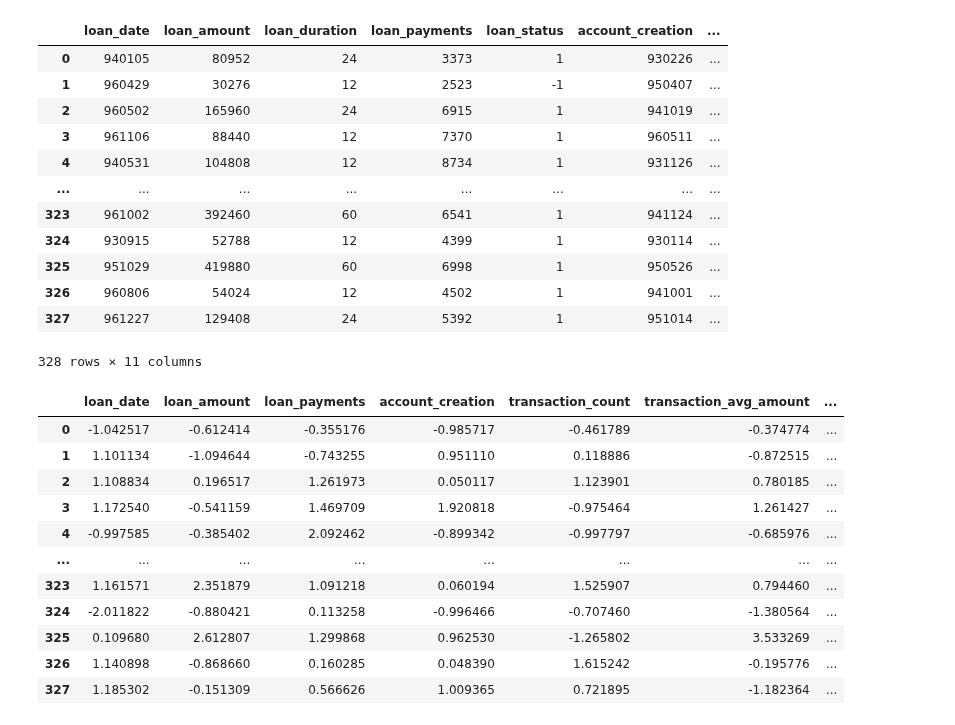
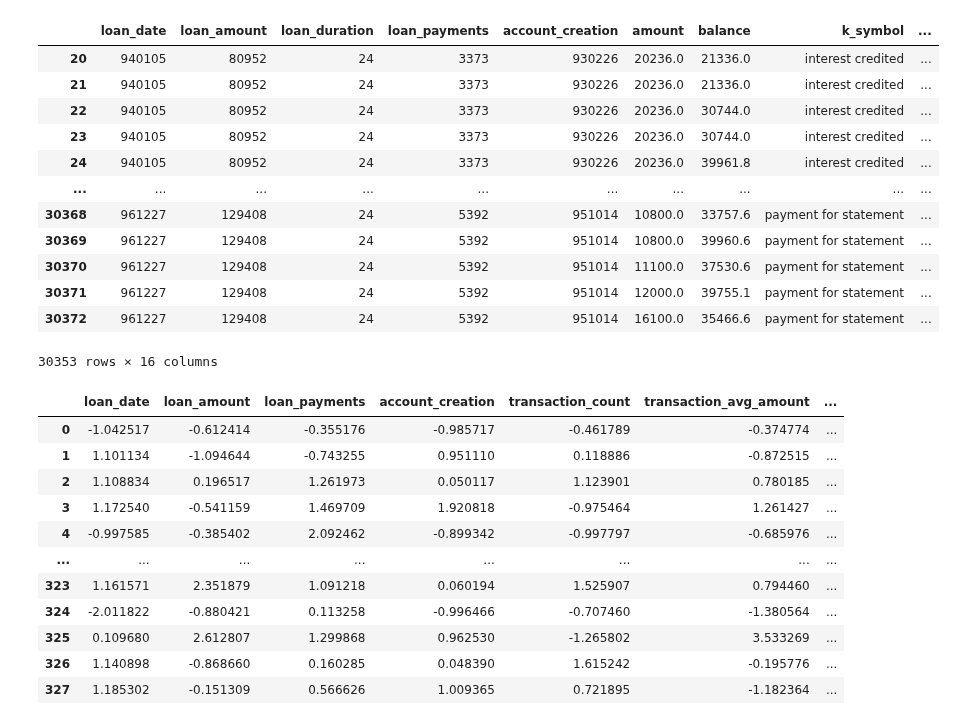
Before and after one commit to joaonmatos/feup-machine-learning, a Jupyter notebook: classifiers.ipynb, the cells around one changed output. Drawn from its saved outputs; the diff is of its cells as text; code cells hidden in the pictures.

Commit message:
Data cleaning

```diff
--- a/classifiers.ipynb
+++ b/classifiers.ipynb
@@ -6,19 +1,57 @@ train_labels = train_dataset.loan_status
-# %%
-train_dataset
-# %% [output]
-|  | loan_date | loan_amount | loan_duration | loan_payments | loan_status | account_creation | ... |
-| 0 | 940105 | 80952 | 24 | 3373 | 1 | 930226 | ... |
-| 1 | 960429 | 30276 | 12 | 2523 | -1 | 950407 | ... |
-| 2 | 960502 | 165960 | 24 | 6915 | 1 | 941019 | ... |
-| 3 | 961106 | 88440 | 12 | 7370 | 1 | 960511 | ... |
-| 4 | 940531 | 104808 | 12 | 8734 | 1 | 931126 | ... |
-| ... | ... | ... | ... | ... | ... | ... | ... |
-| 323 | 961002 | 392460 | 60 | 6541 | 1 | 941124 | ... |
-| 324 | 930915 | 52788 | 12 | 4399 | 1 | 930114 | ... |
-| 325 | 951029 | 419880 | 60 | 6998 | 1 | 950526 | ... |
-| 326 | 960806 | 54024 | 12 | 4502 | 1 | 941001 | ... |
-| 327 | 961227 | 129408 | 24 | 5392 | 1 | 951014 | ... |
-328 rows × 11 columns
+# %%
+query = """
+with districts_short as (
+    select id, ratio_urban_inhabitants, avg_salary,
+           coalesce(unemployment_96, unemployment_95) as unemployment,
+           cast(coalesce(crimes_96, crimes_95) as real) / no_inhabitants as crimes from districts
+), t as (
+    select account_id, amount, balance, k_symbol, type, operation
+    from transactions
+)
+select l.date loan_date, l.amount loan_amount, l.duration loan_duration , l.payments loan_payments,
+       a.date account_creation, t.amount, t.balance, t.k_symbol, t.type, t.operation,
+       d.ratio_urban_inhabitants, d.avg_salary, d.unemployment, d.crimes,
+       c2.birthday as client_birthday, l.status as loan_status
+from loans l
+    left join accounts a on l.account_id = a.id
+    left join t on t.account_id = a.id
+    left join districts_short d on a.district_id = d.id
+left join dispositions d2 on a.id = d2.account_id
+left join clients c2 on d2.client_id = c2.id
+"""
+# %%
+import pandas as pd
+import sqlite3
+
+train_dataset = None
+
+with sqlite3.connect("./database_train.db") as db:
+    train_dataset = pd.read_sql_query(sql = query, con = db)
+# %%
+# Data Cleaning
+interpolated = train_dataset.interpolate(method ='pad')
+
+lines_to_drop = []
+for index in range(len(interpolated.operation)):
+    if interpolated.operation[index] == None:
+        lines_to_drop.append(index)
+
+cleaned_interpoleated = interpolated.drop(lines_to_drop, axis=0)
+cleaned_interpoleated
+# %% [output]
+|  | loan_date | loan_amount | loan_duration | loan_payments | account_creation | amount | balance | k_symbol | ... |
+| 20 | 940105 | 80952 | 24 | 3373 | 930226 | 20236.0 | 21336.0 | interest credited | ... |
+| 21 | 940105 | 80952 | 24 | 3373 | 930226 | 20236.0 | 21336.0 | interest credited | ... |
+| 22 | 940105 | 80952 | 24 | 3373 | 930226 | 20236.0 | 30744.0 | interest credited | ... |
+| 23 | 940105 | 80952 | 24 | 3373 | 930226 | 20236.0 | 30744.0 | interest credited | ... |
+| 24 | 940105 | 80952 | 24 | 3373 | 930226 | 20236.0 | 39961.8 | interest credited | ... |
+| ... | ... | ... | ... | ... | ... | ... | ... | ... | ... |
+| 30368 | 961227 | 129408 | 24 | 5392 | 951014 | 10800.0 | 33757.6 | payment for statement | ... |
+| 30369 | 961227 | 129408 | 24 | 5392 | 951014 | 10800.0 | 39960.6 | payment for statement | ... |
+| 30370 | 961227 | 129408 | 24 | 5392 | 951014 | 11100.0 | 37530.6 | payment for statement | ... |
+| 30371 | 961227 | 129408 | 24 | 5392 | 951014 | 12000.0 | 39755.1 | payment for statement | ... |
+| 30372 | 961227 | 129408 | 24 | 5392 | 951014 | 16100.0 | 35466.6 | payment for statement | ... |
+30353 rows × 16 columns
 # %%
 # Standarization
 
```
Also changed, not shown: parts of 2 cells of this notebook, 1 other file.
